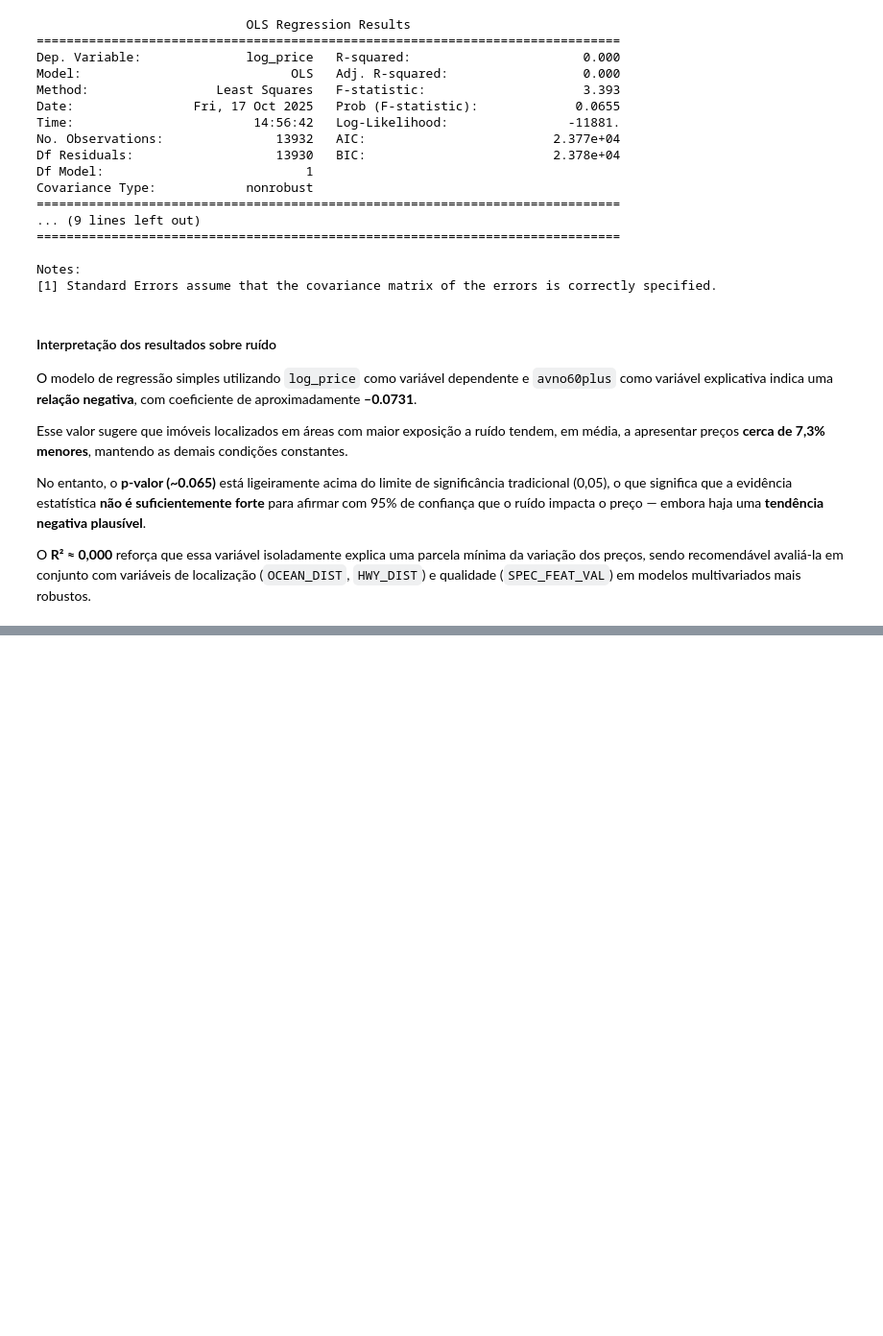
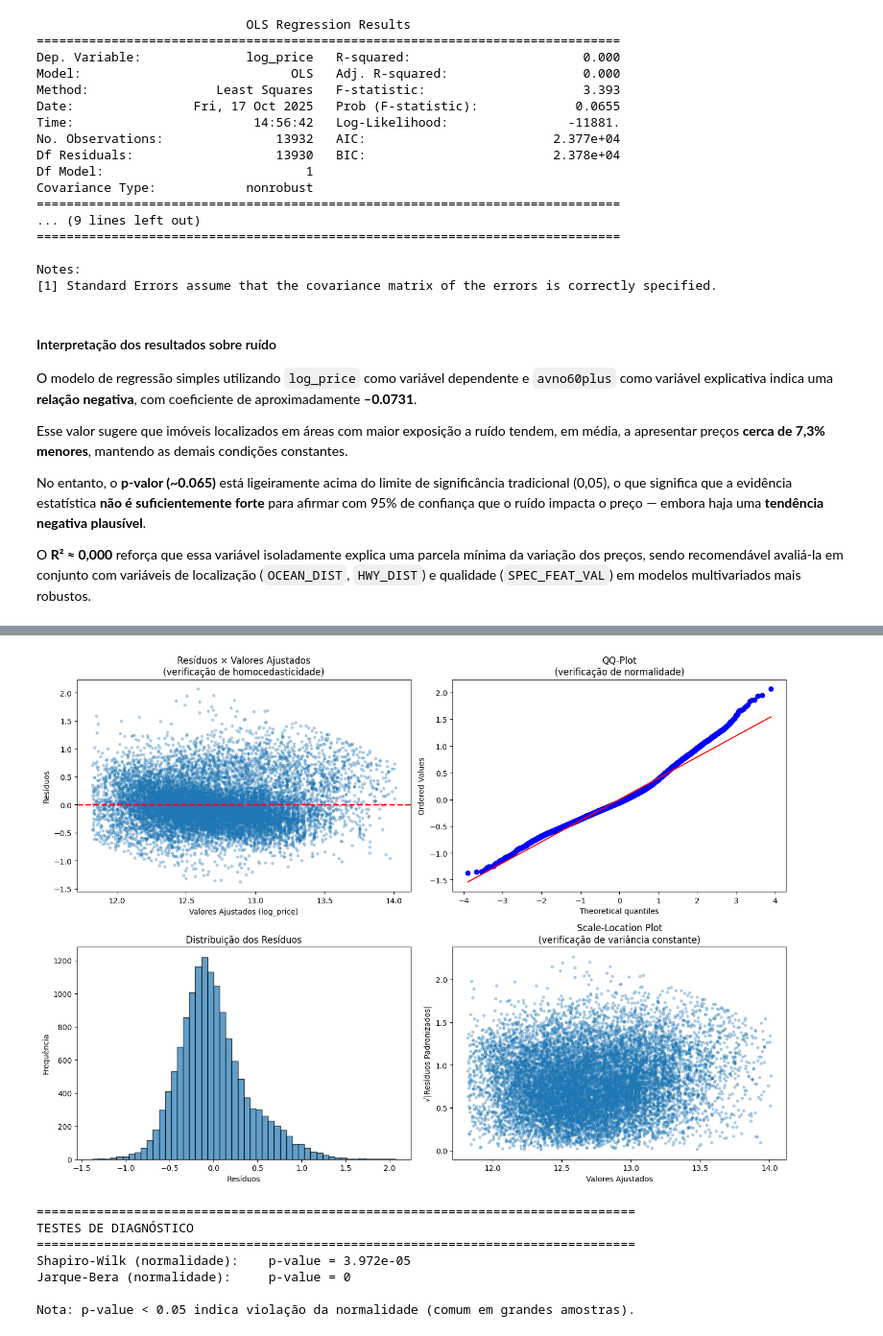
Before and after one commit to Joao-Pedro-Queiroz/project_maiami_housing, a Jupyter notebook: project.ipynb, the cells around one changed output, grey strips where cells are left out. Shown at 96% size. Drawn from its saved outputs; the diff is of its cells as text; code cells hidden in the pictures; blank space fills up the shorter version.

```diff
--- a/project.ipynb
+++ b/project.ipynb
@@ -710,0 +937,19 @@ Os sumários exportados (`seasonal_summary.csv`, `amenities_summary.csv`, `noise
+# %%
+import statsmodels.api as sm
+# Modelo log-log: log(preço) ~ log(área)
+X = sm.add_constant(df_structural["log_area"])
+y = df_structural["log_price"]
+
+model_area = sm.OLS(y, X).fit()
+print(model_area.summary())
+
+# Interpretação do coeficiente
+beta1 = model_area.params["log_area"]
+print("\n" + "=" * 80)
+print("INTERPRETAÇÃO DO MODELO")
+print("=" * 80)
+print(f"Coeficiente (β₁): {beta1:.4f}")
+print(f"Interpretação: A cada 1% de aumento na área construída,")
+print(f"               o preço médio aumenta aproximadamente {beta1:.2%}.")
+print(f"R² ajustado: {model_area.rsquared_adj:.4f}")
+print(f"  → A área construída explica cerca de {model_area.rsquared_adj*100:.1f}% da variação do log(preço).")
@@ -710,0 +981,56 @@ Os sumários exportados (`seasonal_summary.csv`, `amenities_summary.csv`, `noise
+# %%
+from scipy import stats as sp_stats
+
+# Calcular resíduos
+residuals = model_area.resid
+fitted_values = model_area.fittedvalues
+
+fig, axes = plt.subplots(2, 2, figsize=(14, 10))
+
+# 1) Resíduos × Valores Ajustados
+axes[0, 0].scatter(fitted_values, residuals, alpha=0.3, s=10)
+axes[0, 0].axhline(y=0, color='red', linestyle='--', linewidth=2)
+axes[0, 0].set_xlabel("Valores Ajustados (log_price)")
+axes[0, 0].set_ylabel("Resíduos")
+axes[0, 0].set_title("Resíduos × Valores Ajustados\n(verificação de homocedasticidade)")
+
+# 2) QQ-plot (normalidade dos resíduos)
+sp_stats.probplot(residuals, dist="norm", plot=axes[0, 1])
+axes[0, 1].set_title("QQ-Plot\n(verificação de normalidade)")
+
+# 3) Histograma dos resíduos
+axes[1, 0].hist(residuals, bins=50, edgecolor='black', alpha=0.7)
+axes[1, 0].set_xlabel("Resíduos")
+axes[1, 0].set_ylabel("Frequência")
+axes[1, 0].set_title("Distribuição dos Resíduos")
+
+# 4) Scale-Location plot
+standardized_resid = np.sqrt(np.abs(residuals / residuals.std()))
+axes[1, 1].scatter(fitted_values, standardized_resid, alpha=0.3, s=10)
+axes[1, 1].set_xlabel("Valores Ajustados")
+axes[1, 1].set_ylabel("√|Resíduos Padronizados|")
+axes[1, 1].set_title("Scale-Location Plot\n(verificação de variância constante)")
+
+plt.tight_layout()
+plt.show()
+
+# Testes formais
+from scipy.stats import shapiro, jarque_bera
+_, p_shapiro = shapiro(residuals[:5000])  # Shapiro-Wilk (limitado a 5000 obs)
+_, p_jb = jarque_bera(residuals)
+
+print("\n" + "=" * 80)
+print("TESTES DE DIAGNÓSTICO")
+print("=" * 80)
+print(f"Shapiro-Wilk (normalidade):    p-value = {p_shapiro:.4g}")
+print(f"Jarque-Bera (normalidade):     p-value = {p_jb:.4g}")
+print("\nNota: p-value < 0.05 indica violação da normalidade (comum em grandes amostras).")
+# %% [output]
+[figure, added]
+================================================================================
+TESTES DE DIAGNÓSTICO
+================================================================================
+Shapiro-Wilk (normalidade):    p-value = 3.972e-05
+Jarque-Bera (normalidade):     p-value = 0
+
+Nota: p-value < 0.05 indica violação da normalidade (comum em grandes amostras).
```
Also changed, not shown: parts of 42 cells of this notebook.
